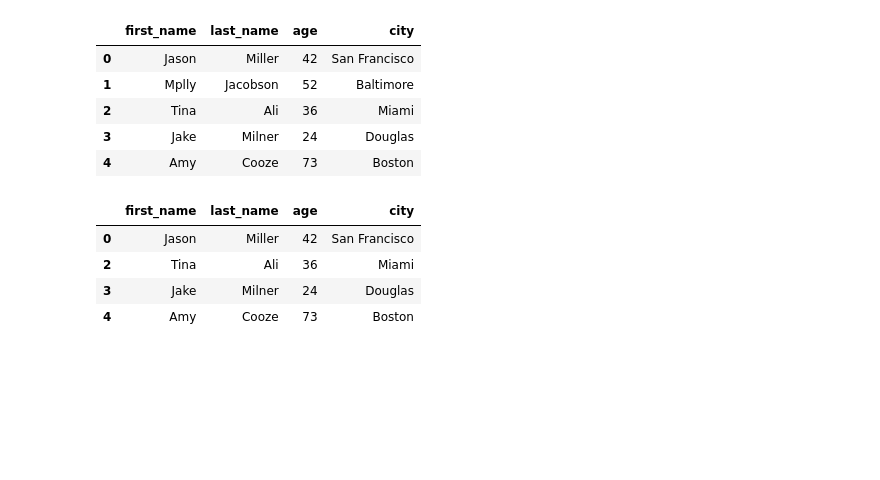
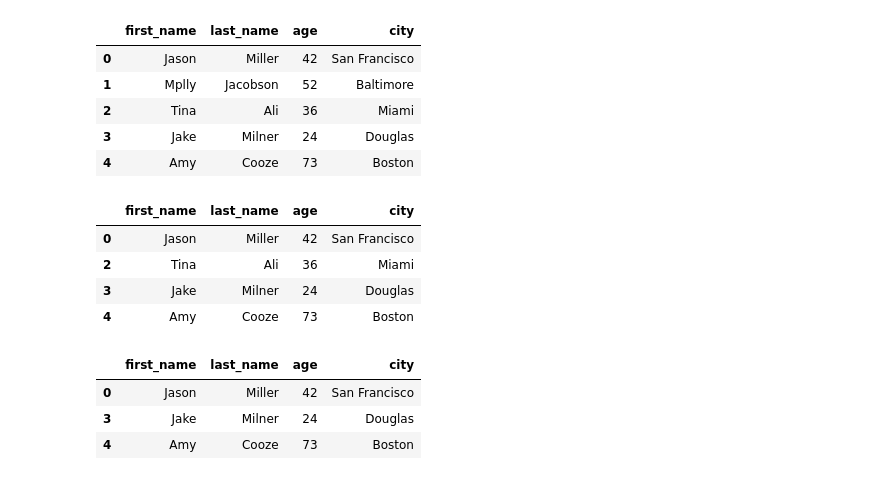
Before and after one commit to YeonKang/Python-for-Machine-Learning, a Jupyter notebook: Lec2_2_Pandas.ipynb, the cells around one changed output. Saved outputs shown, nothing was run; the diff lists cells and outputs as text; code cells hidden in the pictures; blank space fills up the shorter version.

```diff
--- a/Lec2_2_Pandas.ipynb
+++ b/Lec2_2_Pandas.ipynb
@@ -364,11 +364,18 @@ df
 | 2 | Tina | Ali | 36 | Miami |
 | 3 | Jake | Milner | 24 | Douglas |
 | 4 | Amy | Cooze | 73 | Boston |
+# %%
+df.drop(1) #drop using index number
+# %% [output]
+|  | first_name | last_name | age | city |
+| 0 | Jason | Miller | 42 | San Francisco |
+| 2 | Tina | Ali | 36 | Miami |
+| 3 | Jake | Milner | 24 | Douglas |
+| 4 | Amy | Cooze | 73 | Boston |
 # %%
-df.drop(1)
+df.drop([1,2])
 # %% [output]
 |  | first_name | last_name | age | city |
 | 0 | Jason | Miller | 42 | San Francisco |
-| 2 | Tina | Ali | 36 | Miami |
 | 3 | Jake | Milner | 24 | Douglas |
 | 4 | Amy | Cooze | 73 | Boston |
```
Also changed, not shown: parts of 16 cells of this notebook.
